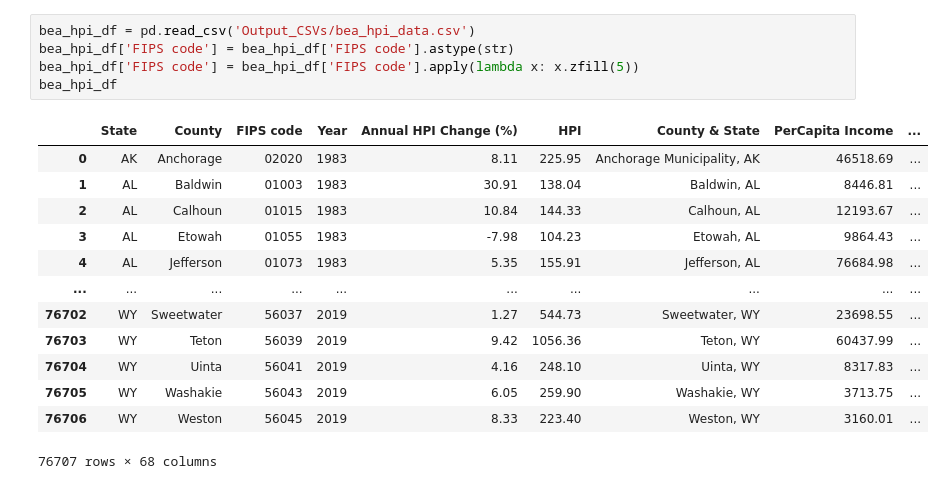
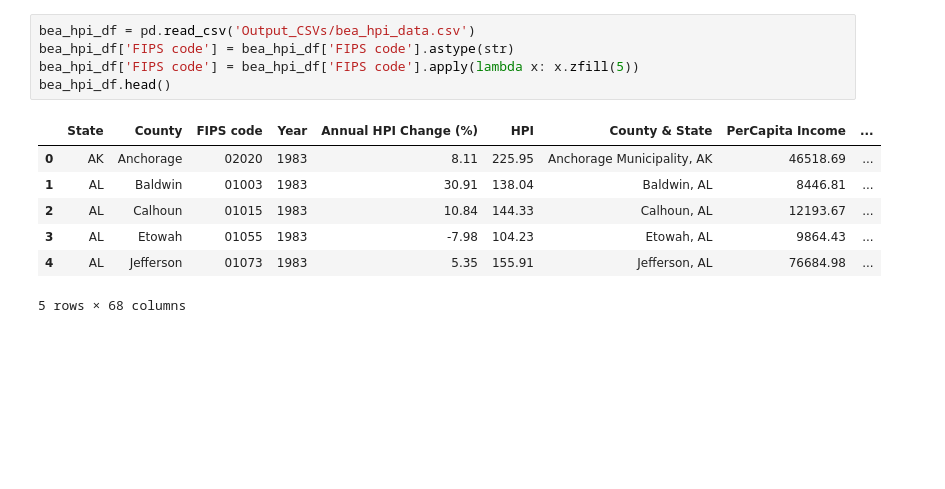
Before and after one commit to chrisadamsv/Dream-Team-Project1, a Jupyter notebook: Project_Data/Data_Analysis.ipynb, the cells around one changed output. Drawn from its saved outputs; the diff is of its cells as text; blank space fills up the shorter version.

```diff
--- a/Project_Data/Data_Analysis.ipynb
+++ b/Project_Data/Data_Analysis.ipynb
@@ -73,22 +45,16 @@ costliness_bea_hpi_df
 # %%
 bea_hpi_df = pd.read_csv('Output_CSVs/bea_hpi_data.csv')
 bea_hpi_df['FIPS code'] = bea_hpi_df['FIPS code'].astype(str)
 bea_hpi_df['FIPS code'] = bea_hpi_df['FIPS code'].apply(lambda x: x.zfill(5))
-bea_hpi_df
+bea_hpi_df.head()
 # %% [output]
 |  | State | County | FIPS code | Year | Annual HPI Change (%) | HPI | County & State | PerCapita Income | ... |
 | 0 | AK | Anchorage | 02020 | 1983 | 8.11 | 225.95 | Anchorage Municipality, AK | 46518.69 | ... |
 | 1 | AL | Baldwin | 01003 | 1983 | 30.91 | 138.04 | Baldwin, AL | 8446.81 | ... |
 | 2 | AL | Calhoun | 01015 | 1983 | 10.84 | 144.33 | Calhoun, AL | 12193.67 | ... |
 | 3 | AL | Etowah | 01055 | 1983 | -7.98 | 104.23 | Etowah, AL | 9864.43 | ... |
 | 4 | AL | Jefferson | 01073 | 1983 | 5.35 | 155.91 | Jefferson, AL | 76684.98 | ... |
-| ... | ... | ... | ... | ... | ... | ... | ... | ... | ... |
-| 76702 | WY | Sweetwater | 56037 | 2019 | 1.27 | 544.73 | Sweetwater, WY | 23698.55 | ... |
-| 76703 | WY | Teton | 56039 | 2019 | 9.42 | 1056.36 | Teton, WY | 60437.99 | ... |
-| 76704 | WY | Uinta | 56041 | 2019 | 4.16 | 248.10 | Uinta, WY | 8317.83 | ... |
-| 76705 | WY | Washakie | 56043 | 2019 | 6.05 | 259.90 | Washakie, WY | 3713.75 | ... |
-| 76706 | WY | Weston | 56045 | 2019 | 8.33 | 223.40 | Weston, WY | 3160.01 | ... |
-76707 rows × 68 columns
+5 rows × 68 columns
 # %%
 lanfall_map = formatted_landfall_df.hvplot.points(
     "Longitude",
```
Also changed, not shown: parts of 19 cells of this notebook, 12 other files.
